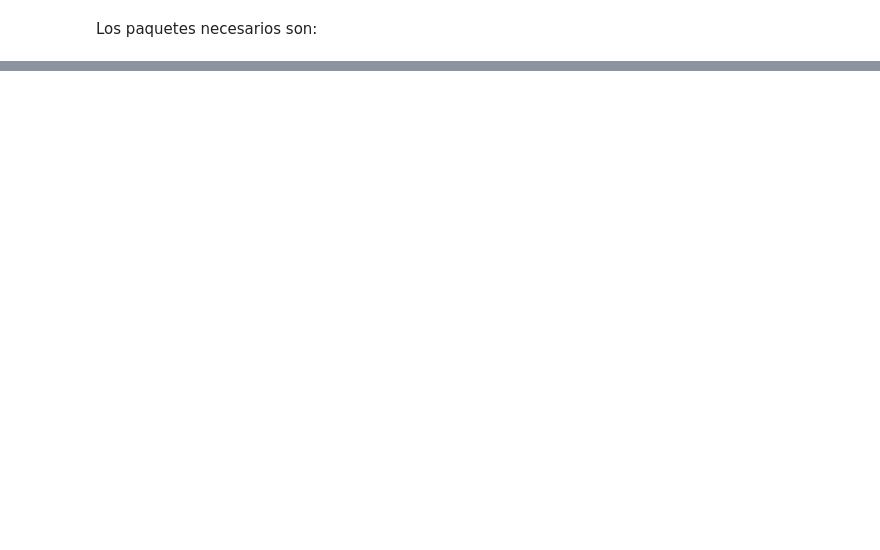
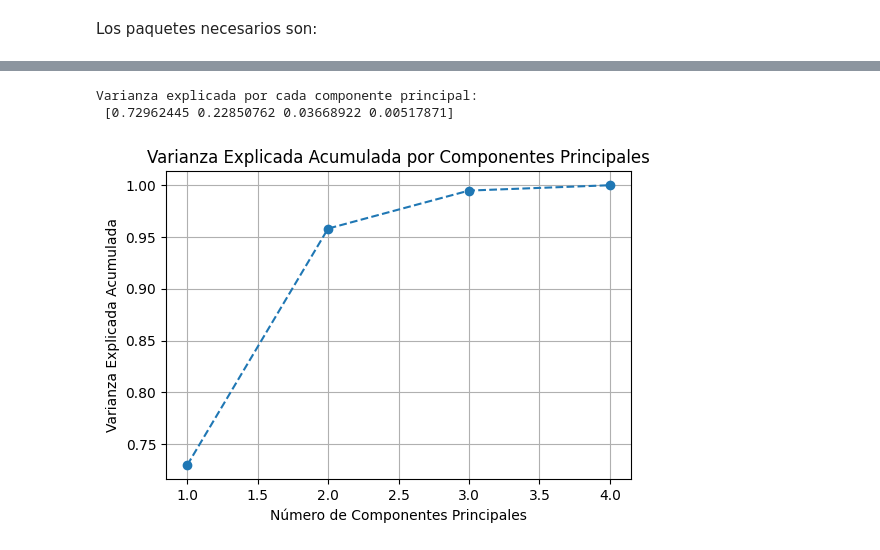
Before and after one commit to andres-merino/AprendizajeAutomaticoInicial-05-N0105, a Jupyter notebook: 2-Notebooks/06-1-Reduccion-Dimensionalidad.ipynb, the cells around one changed output, grey strips where cells are left out. Saved outputs shown, nothing was run; the diff lists cells and outputs as text; code cells hidden in the pictures; blank space fills up the shorter version.

```diff
--- a/2-Notebooks/06-1-Reduccion-Dimensionalidad.ipynb
+++ b/2-Notebooks/06-1-Reduccion-Dimensionalidad.ipynb
@@ -36,0 +61,6 @@ Los paquetes necesarios son:
+# %%
+iris = datasets.load_iris()
+X = pd.DataFrame(iris.data, columns=iris.feature_names)
+y = pd.Series(iris.target, name="species")
+df = pd.concat([X, y], axis=1)
+df.head()
@@ -36,0 +91,4 @@ Los paquetes necesarios son:
+# %%
+# Estandarizar las características
+scaler = StandardScaler()
+X_scaled = scaler.fit_transform(X)
@@ -36,0 +108,20 @@ Los paquetes necesarios son:
+# %%
+# Varianza explicada por cada componente principal
+pca = PCA()
+pca.fit(X_scaled)
+explained_variance = pca.explained_variance_ratio_
+print("Varianza explicada por cada componente principal:\n", explained_variance)
+# %% [output]
+Varianza explicada por cada componente principal:
+ [0.72962445 0.22850762 0.03668922 0.00517871]
+# %%
+# Grafico de la varianza explicada acumulada
+plt.figure(figsize=(6, 4))
+plt.plot(range(1, len(explained_variance) + 1), explained_variance.cumsum(), marker='o', linestyle='--')
+plt.title('Varianza Explicada Acumulada por Componentes Principales')
+plt.xlabel('Número de Componentes Principales')
+plt.ylabel('Varianza Explicada Acumulada')
+plt.grid()
+plt.show()
+# %% [output]
+[figure, added]
```
Also changed, not shown: parts of 20 cells of this notebook, 3 other files.
